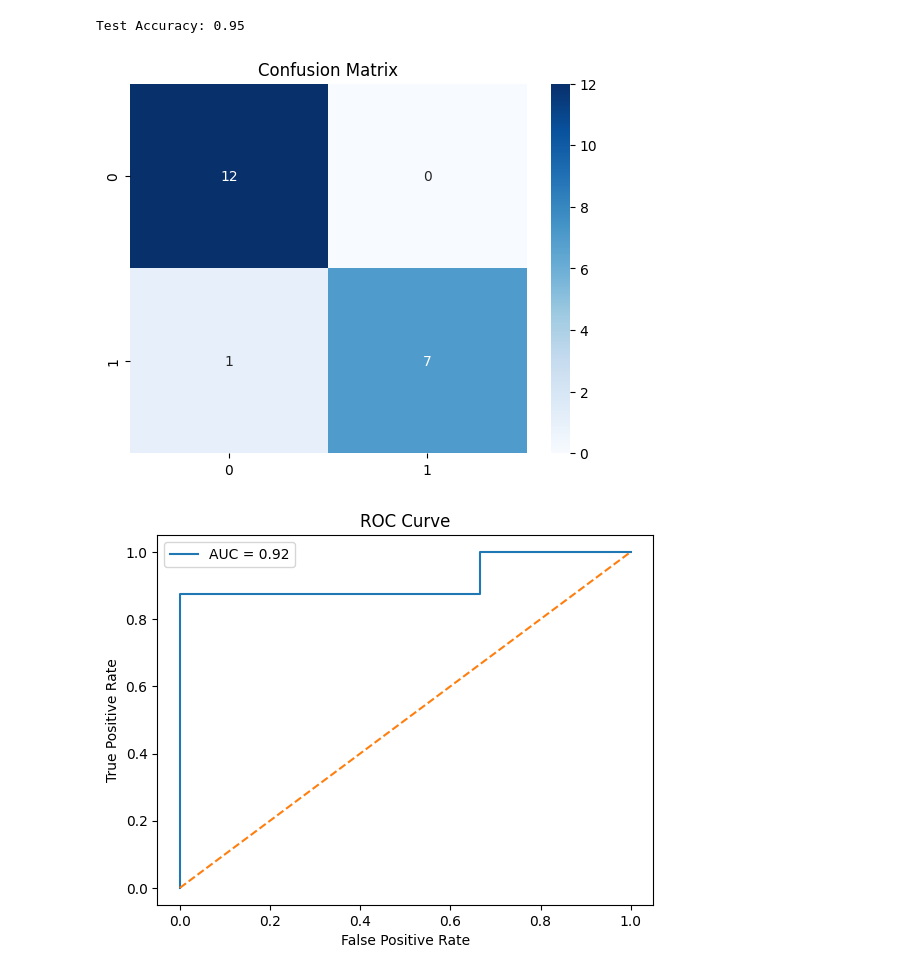
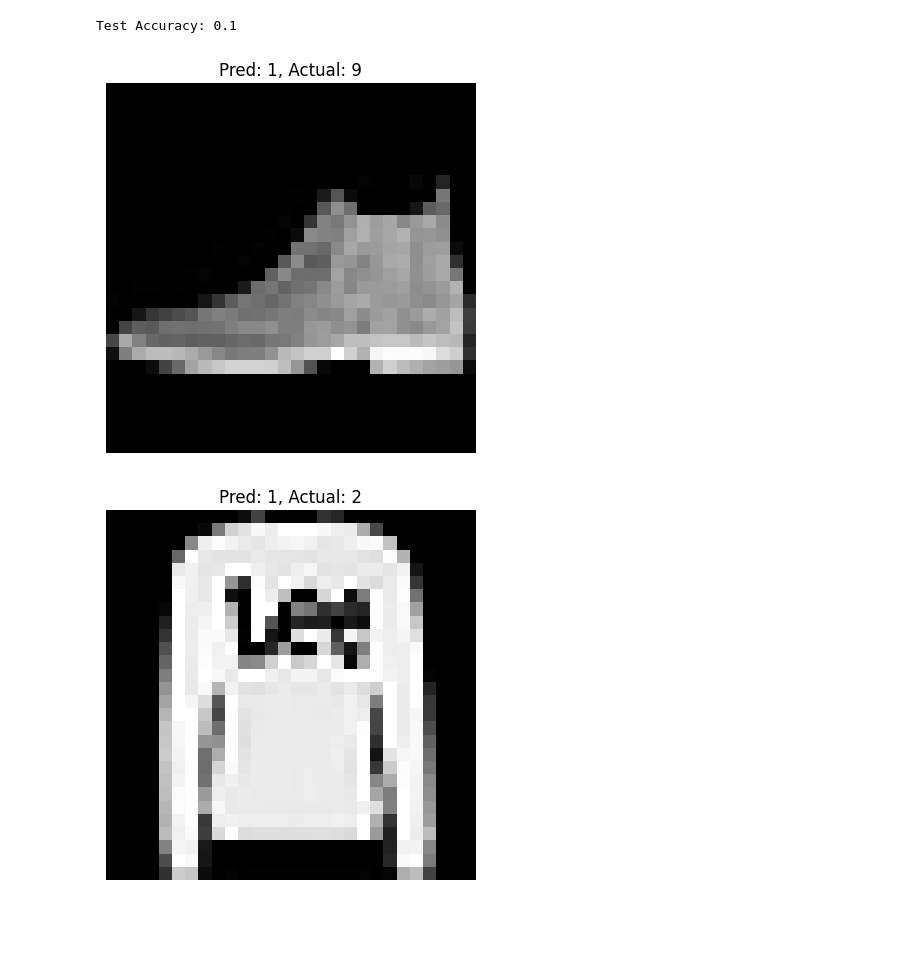
Before and after one commit to Dhanushiya-tech/Portfolio-sample, a Jupyter notebook: Fashion_MNIST_classification.ipynb, the cells around one changed output. Drawn from its saved outputs; the diff is of its cells as text; code cells hidden in the pictures; blank space fills up the shorter version.

```diff
--- a/Fashion_MNIST_classification.ipynb
+++ b/Fashion_MNIST_classification.ipynb
@@ -133,4 +77,4 @@ model = LogisticRegressionModel(X_train.shape[1])
 # %%
 criterion = nn.BCEWithLogitsLoss()
-optimizer = optim.Adam(model.parameters(), lr=0.01, weight_decay=0.01)
+optimizer = optim.SGD(model.parameters(), lr=0.1)
 # %%
@@ -162,33 +105,0 @@ Epoch 90, Loss: 0.0000
-# %%
-model.eval()
-
-with torch.no_grad():
-    outputs = model(X_test)
-    predictions = torch.sigmoid(outputs)
-    predicted = (predictions > 0.5).float()
-
-accuracy = accuracy_score(y_test, predicted)
-print("Test Accuracy:", accuracy)
-# %% [output]
-Test Accuracy: 0.95
-# %%
-cm = confusion_matrix(y_test, predicted)
-
-sns.heatmap(cm, annot=True, fmt='d', cmap='Blues')
-plt.title("Confusion Matrix")
-plt.show()
-# %% [output]
-[figure, removed]
-# %%
-fpr, tpr, _ = roc_curve(y_test, predictions)
-roc_auc = auc(fpr, tpr)
-
-plt.plot(fpr, tpr, label=f"AUC = {roc_auc:.2f}")
-plt.plot([0,1], [0,1], linestyle='--')
-plt.xlabel("False Positive Rate")
-plt.ylabel("True Positive Rate")
-plt.title("ROC Curve")
-plt.legend()
-plt.show()
-# %% [output]
-[figure, removed]
@@ -196,0 +106,34 @@ torch.save(model.state_dict(), "logistic_model.pth")
+# %%
+correct = 0
+total = 0
+
+with torch.no_grad():
+    for images, labels in test_loader:
+        images = images.view(-1, 28*28)
+        outputs = model(images)
+        probs = torch.sigmoid(outputs)
+        preds = (probs > 0.5).int().squeeze()
+
+        correct += (preds == labels).sum().item()
+        total += labels.size(0)
+
+accuracy = correct / total
+print("Test Accuracy:", accuracy)
+# %% [output]
+Test Accuracy: 0.1
+# %%
+images, labels = next(iter(test_loader))
+
+with torch.no_grad():
+    outputs = model(images.view(-1, 28*28))
+    probs = torch.sigmoid(outputs)
+    preds = (probs > 0.5).int()
+
+for i in range(5):
+    plt.imshow(images[i].squeeze(), cmap='gray')
+    plt.title(f"Pred: {preds[i].item()}, Actual: {labels[i].item()}")
+    plt.axis('off')
+    plt.show()
+# %% [output]
+[figure, added]
+[figure, added]
```
Also changed, not shown: parts of 14 cells of this notebook.
